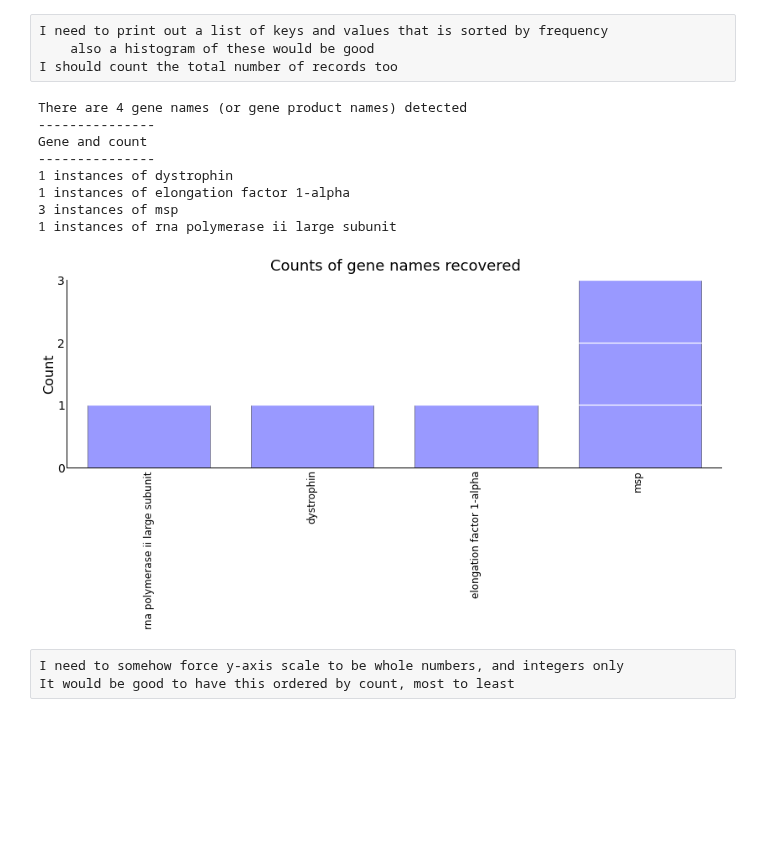
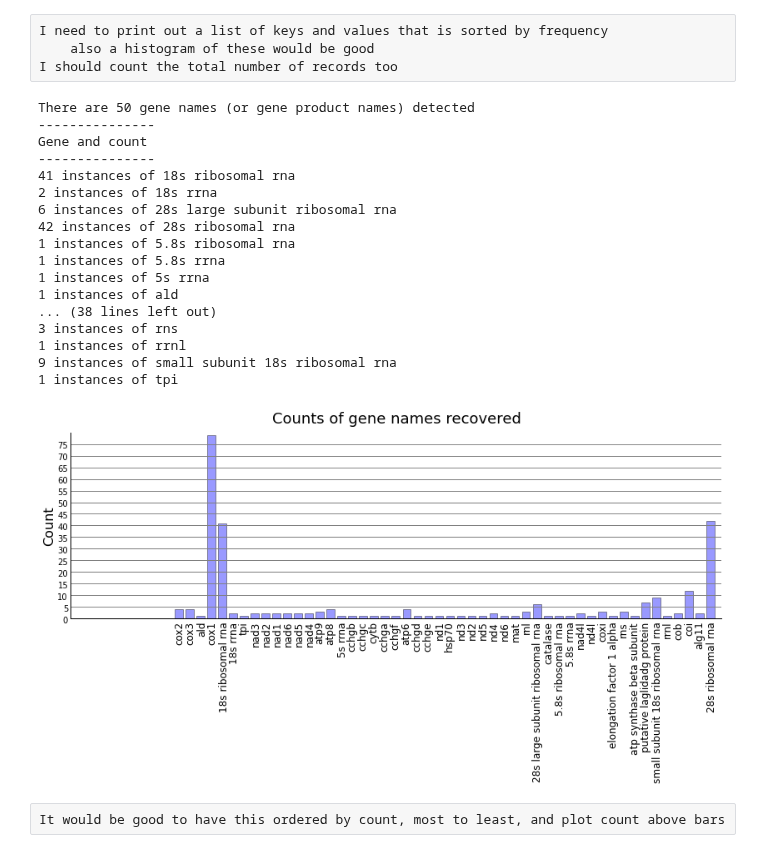
Before and after one commit to HullUni-bioinformatics/ReproPhylo, a Jupyter notebook: parse_gene_names-Copy0.ipynb, the cells around one changed output. Drawn from its saved outputs; the diff is of its cells as text; code cells hidden in the pictures; blank space fills up the shorter version.

Commit message:
updating plot of gene counts

```diff
--- a/parse_gene_names-Copy0.ipynb
+++ b/parse_gene_names-Copy0.ipynb
@@ -89,7 +89,7 @@ import matplotlib.pyplot as plt
 import numpy as np
 
 # Open GenBank file
-MelPCgenes = open("data/MelPCgenes.gb", 'rU')
+MelPCgenes = open("data/Tetillidae.gb", 'rU')
 
 gene_dict = {} #set up a gene_dict dictionary
 
@@ -148,42 +148,50 @@ figure(figsize=(14, 4))
 # Remove the plot frame lines
 ax = subplot(111)
 ax.spines["top"].set_visible(False)
 ax.spines["bottom"].set_visible(True)
 ax.spines["right"].set_visible(False)
 ax.spines["left"].set_visible(True)
 
 X = np.arange(len(gene_dict))
 plt.bar(X, gene_dict.values(), align='center', width=0.75, alpha=0.4)
 
 #x-axis labels, make them vertical and bigger
 plt.xticks(X, gene_dict.keys(), rotation='vertical', fontsize=12)
 
 ymax = max(gene_dict.values()) + 1
 #plt.ylim(0, ymax)
-plt.yticks(np.arange(0, ymax, 1.0), fontsize=14)
+plt.yticks(np.arange(0, ymax, 5.0), fontsize=10)
 
 plt.title("Counts of gene names recovered\n", fontsize=18)
 plt.ylabel("Count", fontsize=16)
 
 #get rid of ticks on axes
 ax.xaxis.set_ticks_position('none')
 ax.yaxis.set_ticks_position('none')
 
 #plt.grid(True)
-# introduce horizontal grid lines in white
-plt.grid(axis = 'y', color ='white', linestyle='-', lw=1.25)
+# introduce horizontal grid lines
+plt.grid(axis = 'y', color ='gray', linestyle='-', lw=1)
 
 plt.show()
 # %% [output]
-There are 4 gene names (or gene product names) detected
+There are 50 gene names (or gene product names) detected
 ---------------
 Gene and count
 ---------------
-1 instances of dystrophin
-1 instances of elongation factor 1-alpha
-3 instances of msp
-1 instances of rna polymerase ii large subunit
+41 instances of 18s ribosomal rna
+2 instances of 18s rrna
+6 instances of 28s large subunit ribosomal rna
+42 instances of 28s ribosomal rna
+1 instances of 5.8s ribosomal rna
+1 instances of 5.8s rrna
+1 instances of 5s rrna
+1 instances of ald
+... (38 lines left out)
+3 instances of rns
+1 instances of rrnl
+9 instances of small subunit 18s ribosomal rna
+1 instances of tpi
-[figure, old version]
+[figure, new version]
 # %% [raw]
-I need to somehow force y-axis scale to be whole numbers, and integers only
-It would be good to have this ordered by count, most to least
+It would be good to have this ordered by count, most to least, and plot count above bars
```
